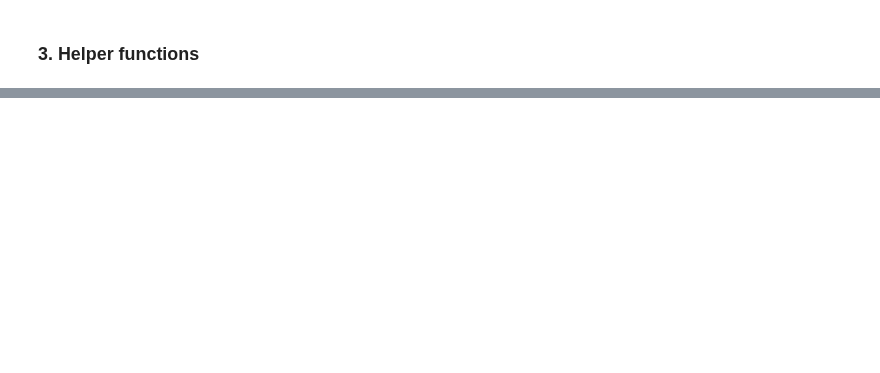
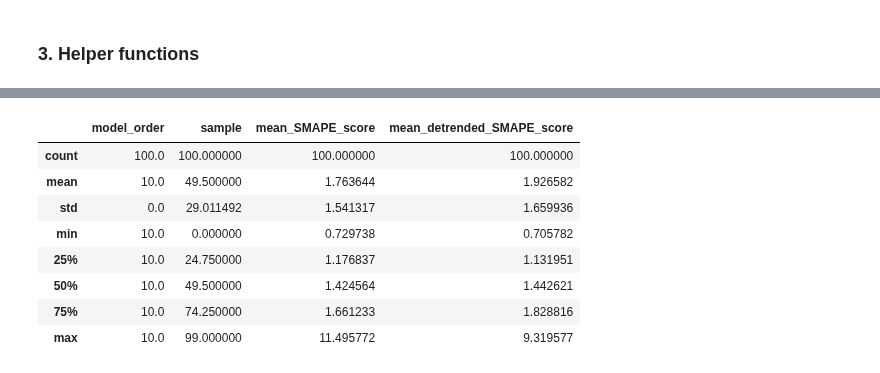
Before and after one commit to gperdrizet/kaggle_microbusiness, a Jupyter notebook: notebooks/11-bootstrapped_linear_models_benchmark.ipynb, the cells around one changed output, grey strips where cells are left out. Cells and saved outputs as stored; diff of their text form; code cells hidden in the pictures; blank space fills up the shorter version.

```diff
--- a/notebooks/11-bootstrapped_linear_models_benchmark.ipynb
+++ b/notebooks/11-bootstrapped_linear_models_benchmark.ipynb
@@ -422,7 +426,8 @@ def parallel_bootstrapped_smape(
     sample_num,
     sample_size,
     model_orders,
-    model_types
+    model_types,
+    time_fit = False
 ):
 
     # Holder for sample results
@@ -446,7 +451,8 @@ def parallel_bootstrapped_smape(
             sample_num,
             sample_size,
             model_order,
-            model_types
+            model_types,
+            time_fit
         )
 
         for key, value in result.items():
@@ -654,0 +700,5 @@ control.head()
+# %%
+sample_mean_smape_score_df = smape_scores_df.groupby(['model_type', 'model_order', 'sample'])[['SMAPE_score', 'detrended_SMAPE_score']].mean()
+sample_mean_smape_score_df.rename(inplace=True, columns={'SMAPE_score': 'mean_SMAPE_score', 'detrended_SMAPE_score': 'mean_detrended_SMAPE_score'})
+sample_mean_smape_score_df.reset_index(inplace=True, drop=False)
+sample_mean_smape_score_df.head()
@@ -654,0 +712,13 @@ control.head()
+# %%
+control_sample_means = sample_mean_smape_score_df[(sample_mean_smape_score_df['model_type'] == 'control') & (sample_mean_smape_score_df['model_order'] == winning_model_order)]
+control_sample_means.describe()
+# %% [output]
+|  | model_order | sample | mean_SMAPE_score | mean_detrended_SMAPE_score |
+| count | 100.0 | 100.000000 | 100.000000 | 100.000000 |
+| mean | 10.0 | 49.500000 | 1.763644 | 1.926582 |
+| std | 0.0 | 29.011492 | 1.541317 | 1.659936 |
+| min | 10.0 | 0.000000 | 0.729738 | 0.705782 |
+| 25% | 10.0 | 24.750000 | 1.176837 | 1.131951 |
+| 50% | 10.0 | 49.500000 | 1.424564 | 1.442621 |
+| 75% | 10.0 | 74.250000 | 1.661233 | 1.828816 |
+| max | 10.0 | 99.000000 | 11.495772 | 9.319577 |
```
Also changed, not shown: parts of 28 cells of this notebook.
